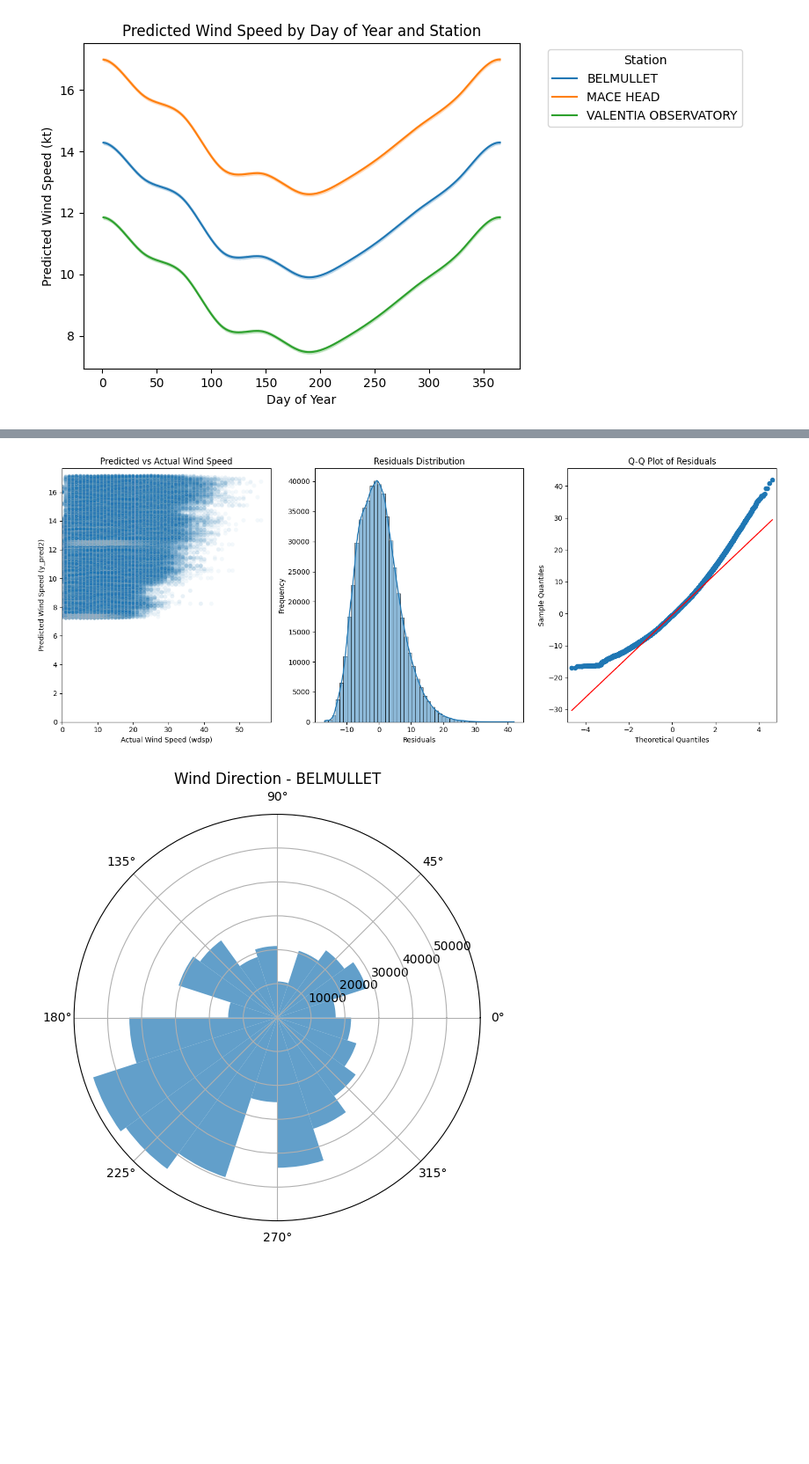
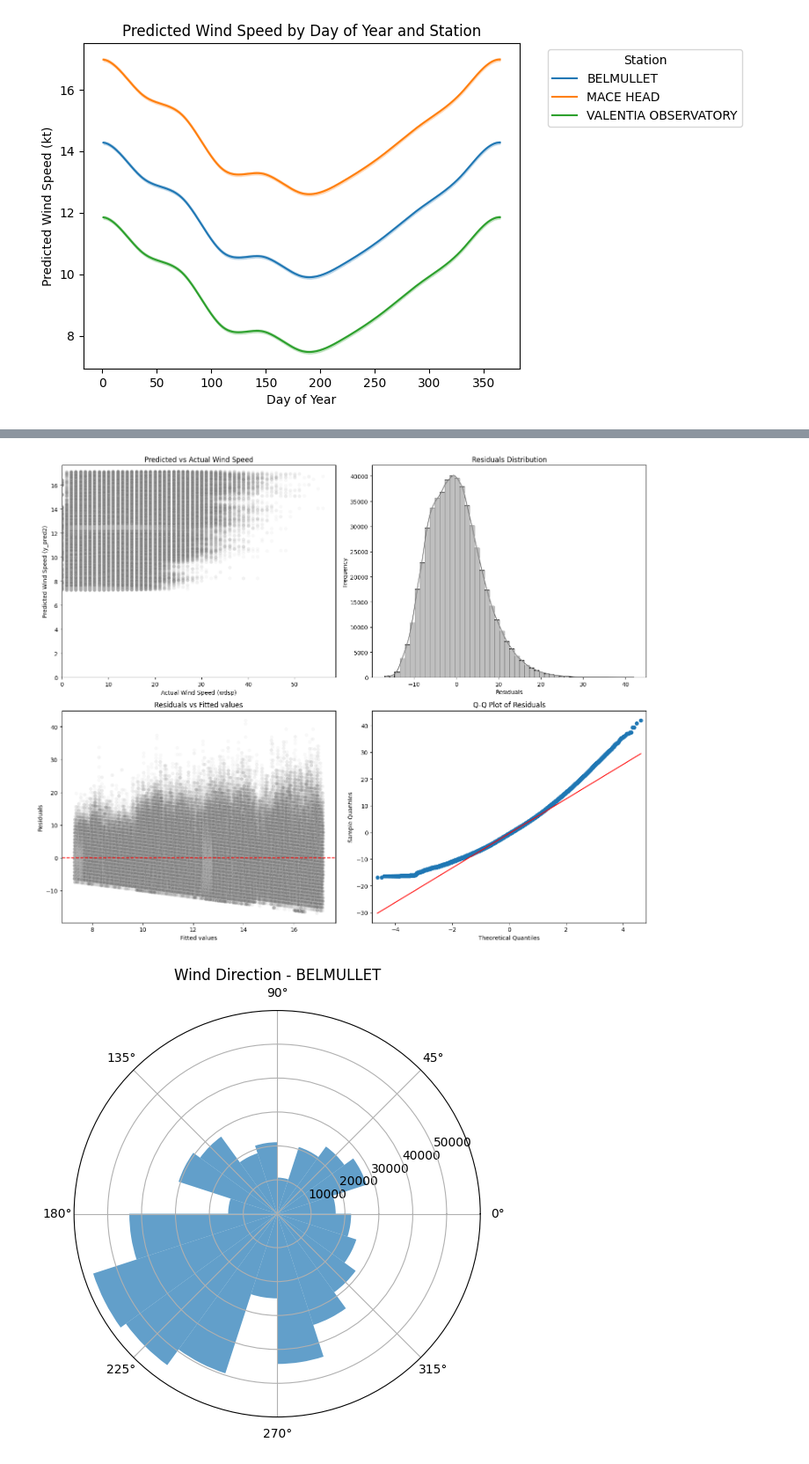
Before and after one commit to gfmg/PFDA, a Jupyter notebook: project/IRL_WestCoast_WindAnalysis.ipynb, the cells around one changed output, grey strips where cells are left out. Shown at 88% size. Cells and saved outputs as stored; diff of their text form; code cells hidden in the pictures; blank space fills up the shorter version.

Commit message:
Understanding residuals plots

```diff
--- a/project/IRL_WestCoast_WindAnalysis.ipynb
+++ b/project/IRL_WestCoast_WindAnalysis.ipynb
@@ -365,33 +370,39 @@ github.com/dswah/pyGAM/issues/163
 # %%
 residuals=gam.deviance_residuals(X,datasub_gam['wdsp'])
 y_pred2= gam.predict(X)
 datasub_gam['residuals']=residuals
 datasub_gam['y_pred2']=y_pred2
 
-fig, axes = plt.subplots(1, 3, figsize=(15, 6))
+fig, axes = plt.subplots(2, 2, figsize=(15, 12))
 
 # Scatter plot of predicted vs actual wind speed
-sns.scatterplot(ax=axes[0], x='wdsp', y='y_pred2', data=datasub_gam, alpha=0.05)
-axes[0].set_title('Predicted vs Actual Wind Speed')
-axes[0].set_xlabel('Actual Wind Speed (wdsp)')
-axes[0].set_ylabel('Predicted Wind Speed (y_pred2)')
-axes[0].set_xlim(0, None)
-axes[0].set_ylim(0, None)
+sns.scatterplot(ax=axes[0, 0], x='wdsp', y='y_pred2', data=datasub_gam, alpha=0.05, color='grey')
+axes[0, 0].set_title('Predicted vs Actual Wind Speed')
+axes[0, 0].set_xlabel('Actual Wind Speed (wdsp)')
+axes[0, 0].set_ylabel('Predicted Wind Speed (y_pred2)')
+axes[0, 0].set_xlim(0, None)
+axes[0, 0].set_ylim(0, None)
 
-# Scatter plot of residuals vs actual wind speed
-sns.histplot(ax=axes[1], x='residuals', data=datasub_gam, bins=50, kde=True)
-axes[1].set_title('Residuals Distribution')
-axes[1].set_xlabel('Residuals')
-axes[1].set_ylabel('Frequency')
+# Residuals vs Fitted values
+sns.scatterplot(ax=axes[1, 0], x='y_pred2', y='residuals', data=datasub_gam, alpha=0.05, color='grey')
+axes[1, 0].axhline(0, color='red', linestyle='--')
+axes[1, 0].set_title('Residuals vs Fitted values')
+axes[1, 0].set_xlabel('Fitted values')
+axes[1, 0].set_ylabel('Residuals')
+
+sns.histplot(ax=axes[0, 1], x='residuals', data=datasub_gam, bins=50, kde=True, color='grey')
+axes[0, 1].set_title('Residuals Distribution')
+axes[0, 1].set_xlabel('Residuals')
+axes[0, 1].set_ylabel('Frequency')
 
 # Q-Q plot of residuals
-sm.qqplot(datasub_gam['residuals'], line='q', ax=axes[2])
-axes[2].set_title('Q-Q Plot of Residuals')
+sm.qqplot(datasub_gam['residuals'], line='q', ax=axes[1, 1], color='grey')
+axes[1, 1].set_title('Q-Q Plot of Residuals')
 
 plt.tight_layout()
 plt.show()
 # %% [output]
-[figure, old version]
+[figure, new version]
 # %%
 for station, group in data.groupby('name'):
     plt.figure(figsize=(6, 6))
```
Also changed, not shown: parts of 10 cells of this notebook.
